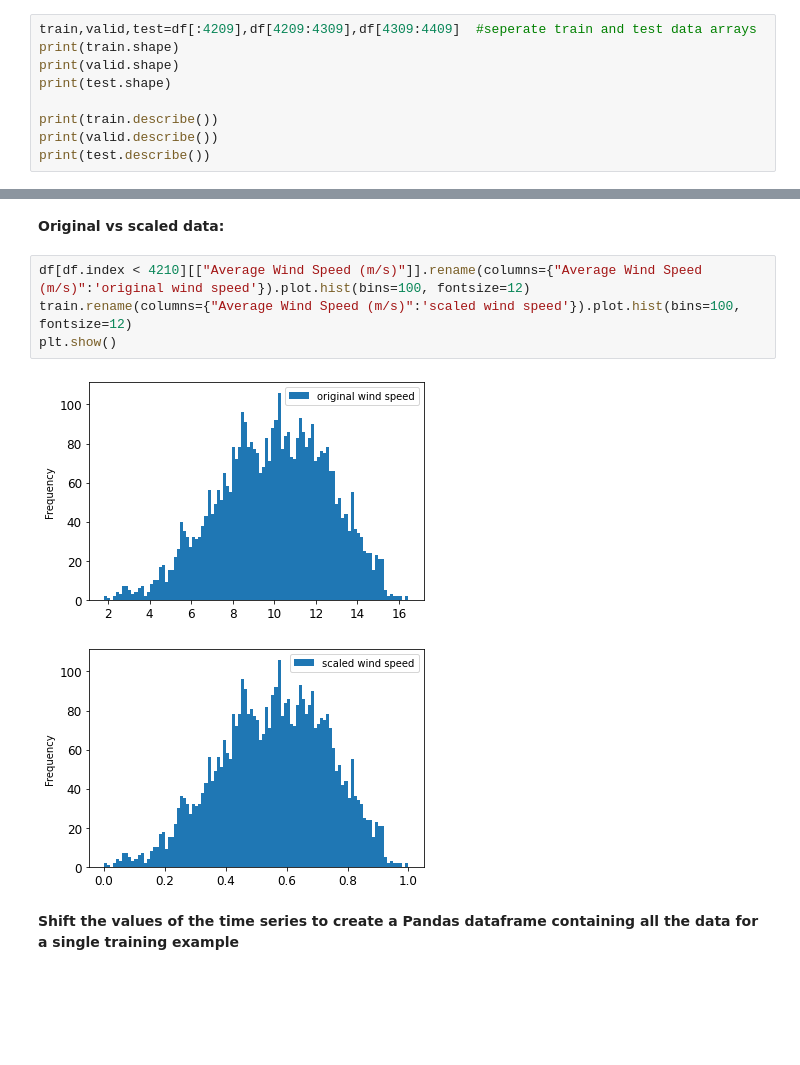
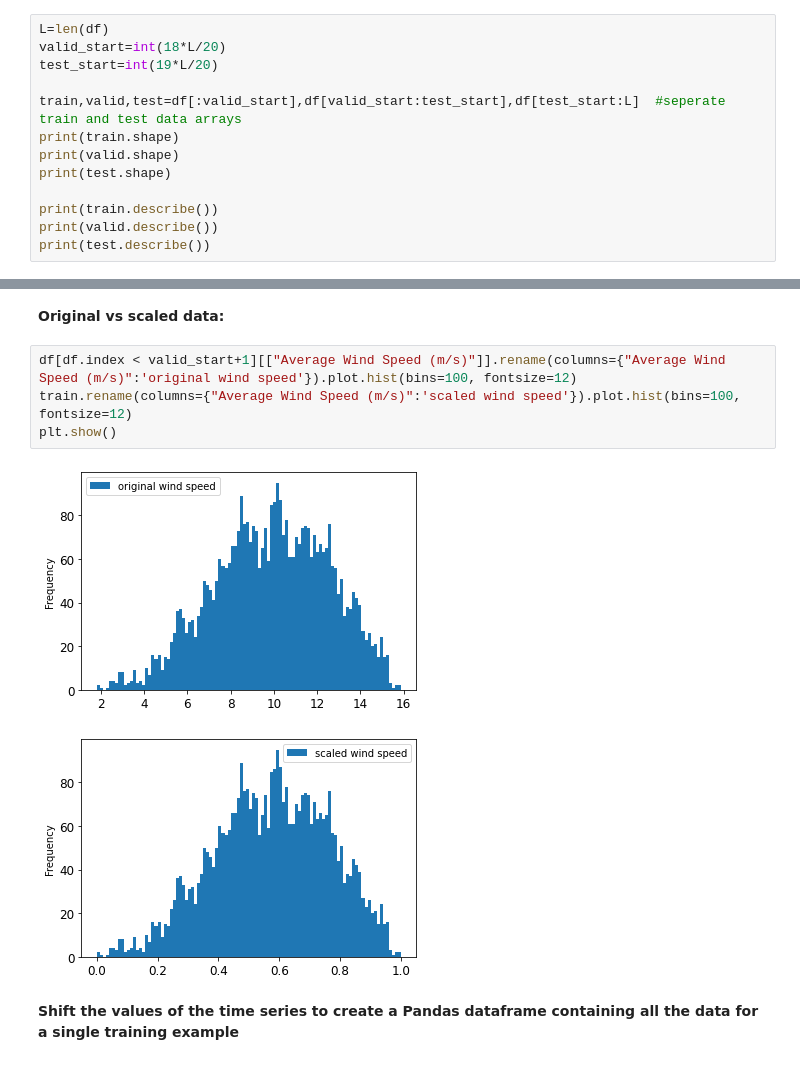
Before and after one commit to entc-17-fyp-20/WPF_Data_Visualization, a Jupyter notebook: CNN.ipynb, the cells around one changed output, grey strips where cells are left out. Drawn from its saved outputs; the diff is of its cells as text; blank space fills up the shorter version.

```diff
--- a/CNN.ipynb
+++ b/CNN.ipynb
@@ -82,7 +81,11 @@ df.describe()
 # **Train, validation and test sets**
 We separate our dataset into train, validation and test sets.
 # %%
-train,valid,test=df[:4209],df[4209:4309],df[4309:4409]  #seperate train and test data arrays
+L=len(df)
+valid_start=int(18*L/20)
+test_start=int(19*L/20)
+
+train,valid,test=df[:valid_start],df[valid_start:test_start],df[test_start:L]  #seperate train and test data arrays
 print(train.shape)
 print(valid.shape)
 print(test.shape)
@@ -160,12 +163,12 @@ train.head(10)
 
 **Original vs scaled data:**
 # %%
-df[df.index < 4210][["Average Wind Speed (m/s)"]].rename(columns={"Average Wind Speed (m/s)":'original wind speed'}).plot.hist(bins=100, fontsize=12)
+df[df.index < valid_start+1][["Average Wind Speed (m/s)"]].rename(columns={"Average Wind Speed (m/s)":'original wind speed'}).plot.hist(bins=100, fontsize=12)
 train.rename(columns={"Average Wind Speed (m/s)":'scaled wind speed'}).plot.hist(bins=100, fontsize=12)
 plt.show()
 # %% [output]
-[figure, old version]
+[figure, new version]
-[figure, old version]
+[figure, new version]
 # %% [markdown]
 **Shift the values of the time series to create a Pandas dataframe containing all the data for a single training example**
 # %%
```
Also changed, not shown: parts of 32 cells of this notebook.
